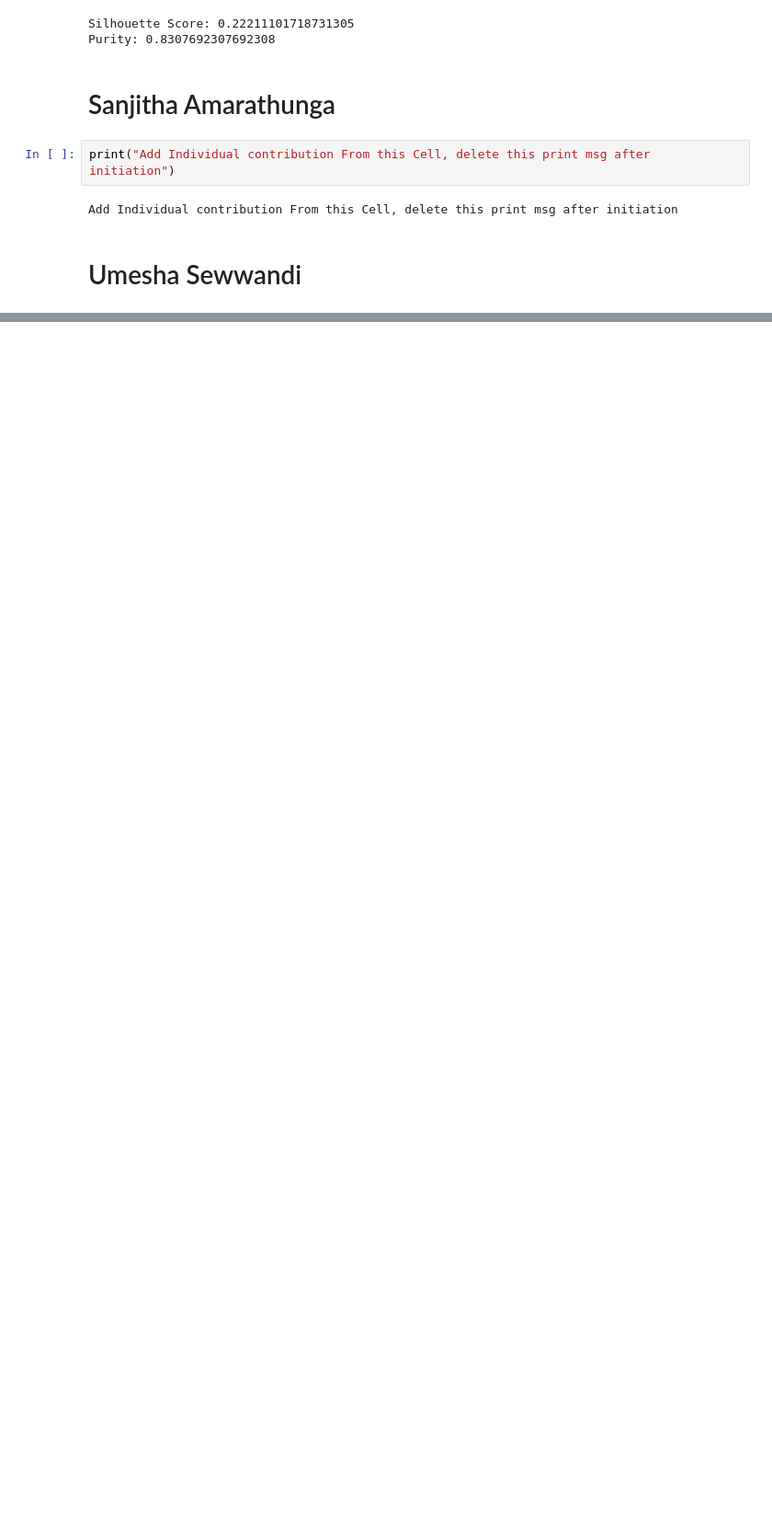
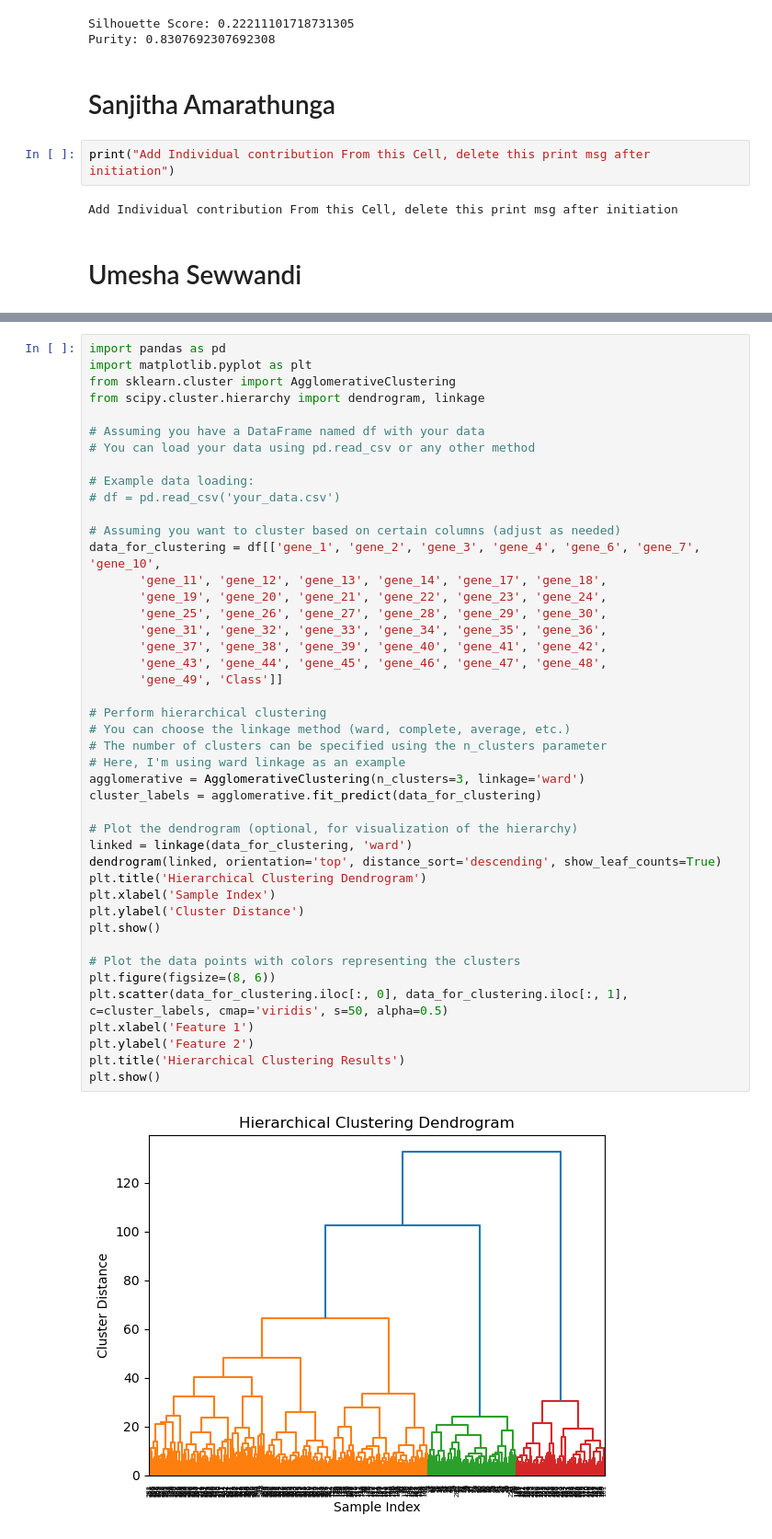
Before and after one commit to ChamikaGunarathna/DM_Group_project, a Jupyter notebook: clustering of cancer gene data.ipynb, the cells around one changed output, grey strips where cells are left out. Shown at 92% size. Cells and saved outputs as stored; diff of their text form; blank space fills up the shorter version.

```diff
--- a/clustering of cancer gene data.ipynb
+++ b/clustering of cancer gene data.ipynb
@@ -713,0 +941,46 @@ Add Individual contribution From this Cell, delete this print msg after initiati
+# %%
+import pandas as pd
+import matplotlib.pyplot as plt
+from sklearn.cluster import AgglomerativeClustering
+from scipy.cluster.hierarchy import dendrogram, linkage
+
+# Assuming you have a DataFrame named df with your data
+# You can load your data using pd.read_csv or any other method
+
+# Example data loading:
+# df = pd.read_csv('your_data.csv')
+
+# Assuming you want to cluster based on certain columns (adjust as needed)
+data_for_clustering = df[['gene_1', 'gene_2', 'gene_3', 'gene_4', 'gene_6', 'gene_7', 'gene_10',
+       'gene_11', 'gene_12', 'gene_13', 'gene_14', 'gene_17', 'gene_18',
+       'gene_19', 'gene_20', 'gene_21', 'gene_22', 'gene_23', 'gene_24',
+       'gene_25', 'gene_26', 'gene_27', 'gene_28', 'gene_29', 'gene_30',
+       'gene_31', 'gene_32', 'gene_33', 'gene_34', 'gene_35', 'gene_36',
+       'gene_37', 'gene_38', 'gene_39', 'gene_40', 'gene_41', 'gene_42',
+       'gene_43', 'gene_44', 'gene_45', 'gene_46', 'gene_47', 'gene_48',
+       'gene_49', 'Class']]
+
+# Perform hierarchical clustering
+# You can choose the linkage method (ward, complete, average, etc.)
+# The number of clusters can be specified using the n_clusters parameter
+# Here, I'm using ward linkage as an example
+agglomerative = AgglomerativeClustering(n_clusters=3, linkage='ward')
+cluster_labels = agglomerative.fit_predict(data_for_clustering)
+
+# Plot the dendrogram (optional, for visualization of the hierarchy)
+linked = linkage(data_for_clustering, 'ward')
+dendrogram(linked, orientation='top', distance_sort='descending', show_leaf_counts=True)
+plt.title('Hierarchical Clustering Dendrogram')
+plt.xlabel('Sample Index')
+plt.ylabel('Cluster Distance')
+plt.show()
+
+# Plot the data points with colors representing the clusters
+plt.figure(figsize=(8, 6))
+plt.scatter(data_for_clustering.iloc[:, 0], data_for_clustering.iloc[:, 1], c=cluster_labels, cmap='viridis', s=50, alpha=0.5)
+plt.xlabel('Feature 1')
+plt.ylabel('Feature 2')
+plt.title('Hierarchical Clustering Results')
+plt.show()
+# %% [output]
+[figure, added]
```
Also changed, not shown: parts of 23 cells of this notebook.
